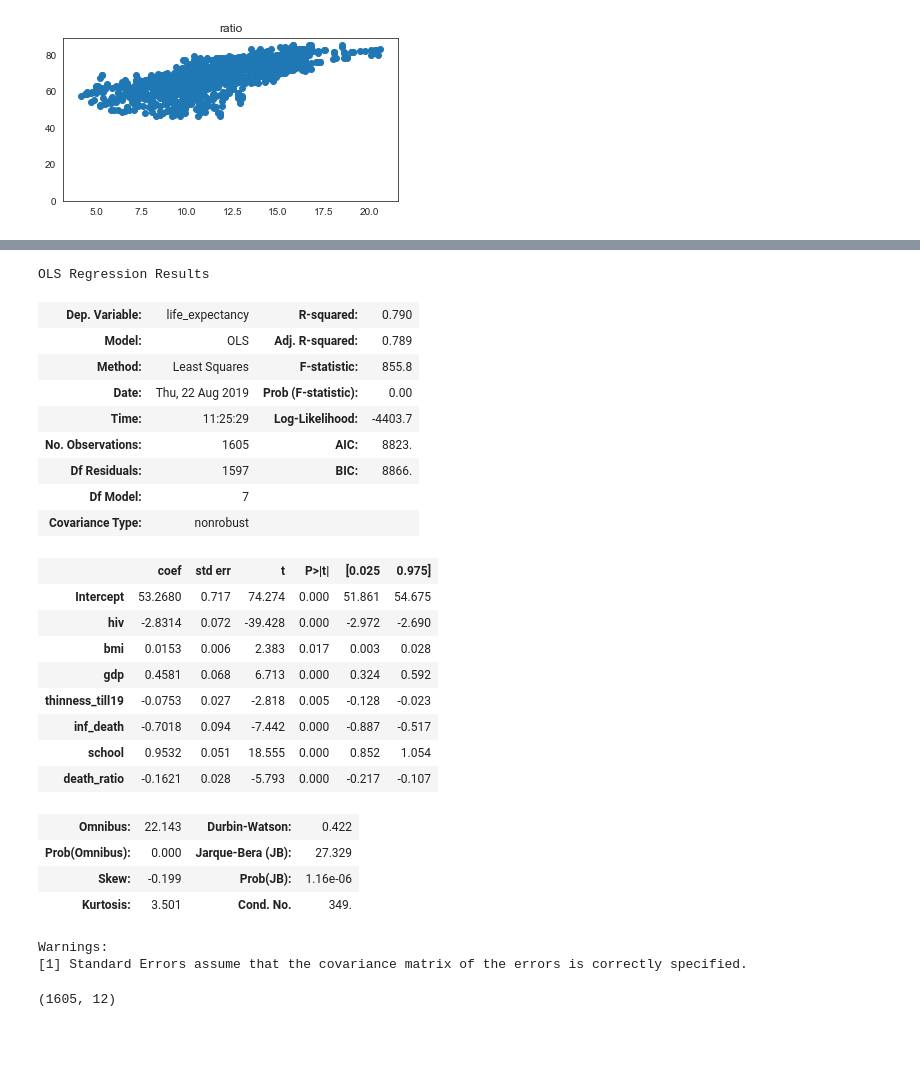
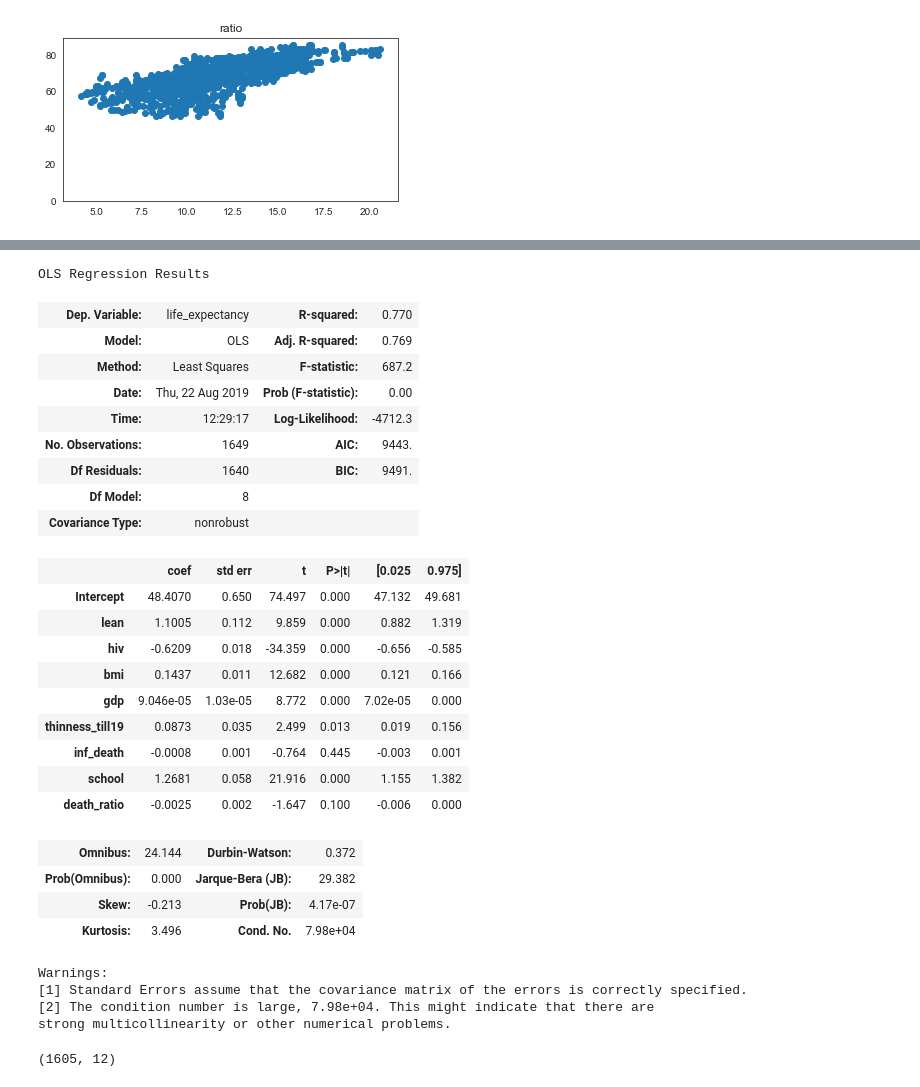
Before and after one commit to DaggerForce/Life_Expectancy_Project, a Jupyter notebook: life_expectancy.ipynb, the cells around one changed output, grey strips where cells are left out. Drawn from its saved outputs; the diff is of its cells as text; code cells hidden in the pictures; blank space fills up the shorter version.

```diff
--- a/life_expectancy.ipynb
+++ b/life_expectancy.ipynb
@@ -68,7 +56,7 @@ new_df = pd.DataFrame({'life_expectancy': df['life_expectancy'],
                         'lifestyle': df['bmi']*df['alcohol'],
                         'pop_gdp': df['gdp']*df['pop_size'],
                         'pop_size': df['pop_size'],
-                        'very_lean': df['very_lean']
+                        'lean': df['very_lean']*df['bmi']
                         })
 
 # check for multicollinearity and remove highgly correlated variables
@@ -238,33 +223,36 @@ strong multicollinearity problems or that the design matrix is singular.
 # %%
 #adjusting the model - remove features that were not statistically significant (alcohol, pop_gpd, lifestyle)
-lr_model = ols(formula='life_expectancy~hiv+bmi+gdp+thinness_till19+inf_death+school+death_ratio', data=new_df).fit()
+lr_model = ols(formula='life_expectancy~lean+hiv+bmi+gdp+thinness_till19+inf_death+school+death_ratio', data=new_df).fit()
 lr_model.summary()
 # %% [output]
 OLS Regression Results
-| Dep. Variable: | life_expectancy | R-squared: | 0.790 |
-| Model: | OLS | Adj. R-squared: | 0.789 |
-| Method: | Least Squares | F-statistic: | 855.8 |
+| Dep. Variable: | life_expectancy | R-squared: | 0.770 |
+| Model: | OLS | Adj. R-squared: | 0.769 |
+| Method: | Least Squares | F-statistic: | 687.2 |
 | Date: | Thu, 22 Aug 2019 | Prob (F-statistic): | 0.00 |
-| Time: | 11:25:29 | Log-Likelihood: | -4403.7 |
-| No. Observations: | 1605 | AIC: | 8823. |
-| Df Residuals: | 1597 | BIC: | 8866. |
-| Df Model: | 7 |  |  |
+| Time: | 12:29:17 | Log-Likelihood: | -4712.3 |
+| No. Observations: | 1649 | AIC: | 9443. |
+| Df Residuals: | 1640 | BIC: | 9491. |
+| Df Model: | 8 |  |  |
 | Covariance Type: | nonrobust |  |  |
 |  | coef | std err | t | P>|t| | [0.025 | 0.975] |
-| Intercept | 53.2680 | 0.717 | 74.274 | 0.000 | 51.861 | 54.675 |
-| hiv | -2.8314 | 0.072 | -39.428 | 0.000 | -2.972 | -2.690 |
-| bmi | 0.0153 | 0.006 | 2.383 | 0.017 | 0.003 | 0.028 |
-| gdp | 0.4581 | 0.068 | 6.713 | 0.000 | 0.324 | 0.592 |
-| thinness_till19 | -0.0753 | 0.027 | -2.818 | 0.005 | -0.128 | -0.023 |
-| inf_death | -0.7018 | 0.094 | -7.442 | 0.000 | -0.887 | -0.517 |
-| school | 0.9532 | 0.051 | 18.555 | 0.000 | 0.852 | 1.054 |
-| death_ratio | -0.1621 | 0.028 | -5.793 | 0.000 | -0.217 | -0.107 |
+| Intercept | 48.4070 | 0.650 | 74.497 | 0.000 | 47.132 | 49.681 |
+| lean | 1.1005 | 0.112 | 9.859 | 0.000 | 0.882 | 1.319 |
+| hiv | -0.6209 | 0.018 | -34.359 | 0.000 | -0.656 | -0.585 |
+| bmi | 0.1437 | 0.011 | 12.682 | 0.000 | 0.121 | 0.166 |
+| gdp | 9.046e-05 | 1.03e-05 | 8.772 | 0.000 | 7.02e-05 | 0.000 |
+| thinness_till19 | 0.0873 | 0.035 | 2.499 | 0.013 | 0.019 | 0.156 |
+| inf_death | -0.0008 | 0.001 | -0.764 | 0.445 | -0.003 | 0.001 |
+| school | 1.2681 | 0.058 | 21.916 | 0.000 | 1.155 | 1.382 |
+| death_ratio | -0.0025 | 0.002 | -1.647 | 0.100 | -0.006 | 0.000 |
-| Omnibus: | 22.143 | Durbin-Watson: | 0.422 |
-| Prob(Omnibus): | 0.000 | Jarque-Bera (JB): | 27.329 |
-| Skew: | -0.199 | Prob(JB): | 1.16e-06 |
-| Kurtosis: | 3.501 | Cond. No. | 349. |
+| Omnibus: | 24.144 | Durbin-Watson: | 0.372 |
+| Prob(Omnibus): | 0.000 | Jarque-Bera (JB): | 29.382 |
+| Skew: | -0.213 | Prob(JB): | 4.17e-07 |
+| Kurtosis: | 3.496 | Cond. No. | 7.98e+04 |
 Warnings:
 [1] Standard Errors assume that the covariance matrix of the errors is correctly specified.
+[2] The condition number is large, 7.98e+04. This might indicate that there are
+strong multicollinearity or other numerical problems.
 # %%
 # after running the model again, more features became insignificant and we're dropped (pop_size)
 depended = ['life_expectancy']
```
Also changed, not shown: parts of 6 cells of this notebook, 2 other files.
